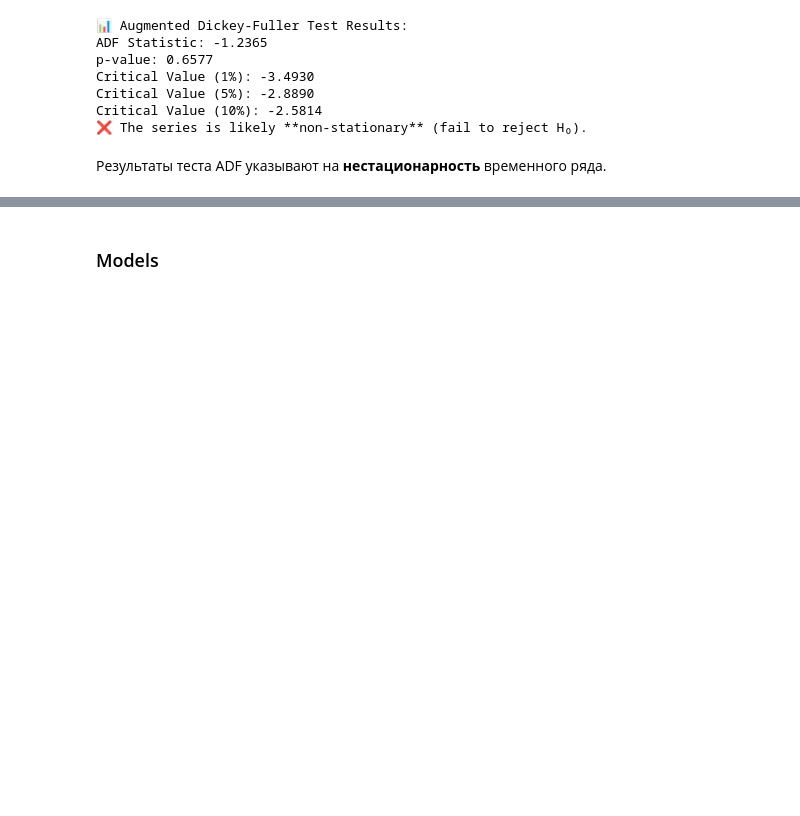
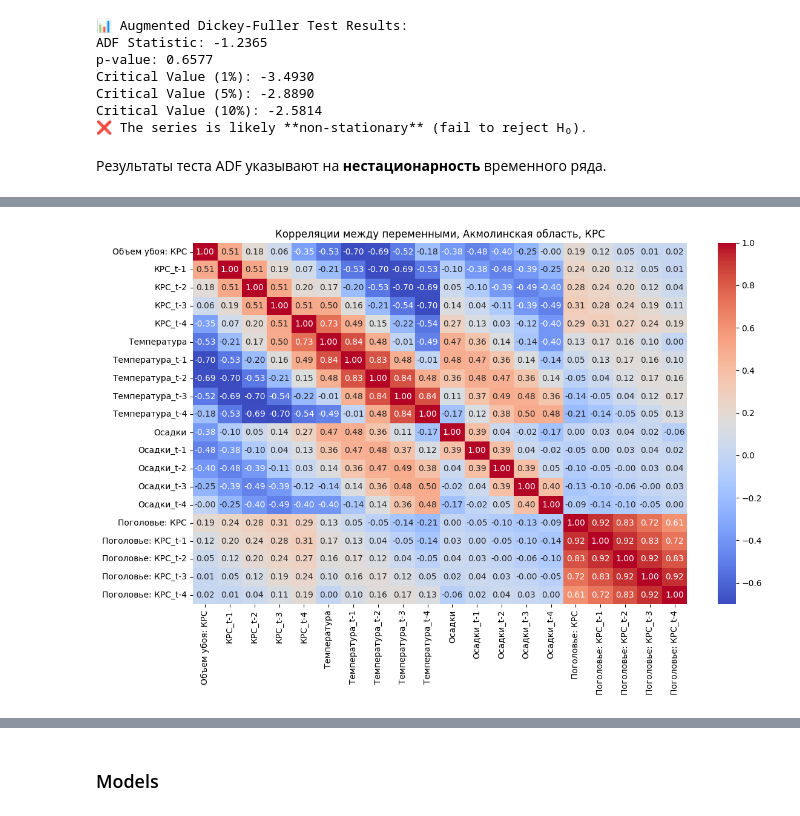
Before and after one commit to Madi147/ICC, a Jupyter notebook: Models/КРС/КРС_Akmola.ipynb, the cells around one changed output, grey strips where cells are left out. Drawn from its saved outputs; the diff is of its cells as text; code cells hidden in the pictures; blank space fills up the shorter version.

```diff
--- a/Models/КРС/КРС_Akmola.ipynb
+++ b/Models/КРС/КРС_Akmola.ipynb
@@ -214,0 +212,14 @@ Critical Value (10%): -2.5814
+# %%
+df_corr = df_akmola_lagged[[col for col in df_akmola_lagged.columns if col not in ["Период"]]].dropna()
+
+# 1. Correlation matrix
+corr_matrix = df_corr.corr()
+
+# 2. Plot heatmap
+plt.figure(figsize=(12, 8))
+sns.heatmap(corr_matrix, annot=True, cmap="coolwarm", fmt=".2f")
+plt.title("Корреляции между переменными, Акмолинская область, КРС")
+plt.tight_layout()
+plt.show()
+# %% [output]
+[figure, added]
```
Also changed, not shown: parts of 20 cells of this notebook.
